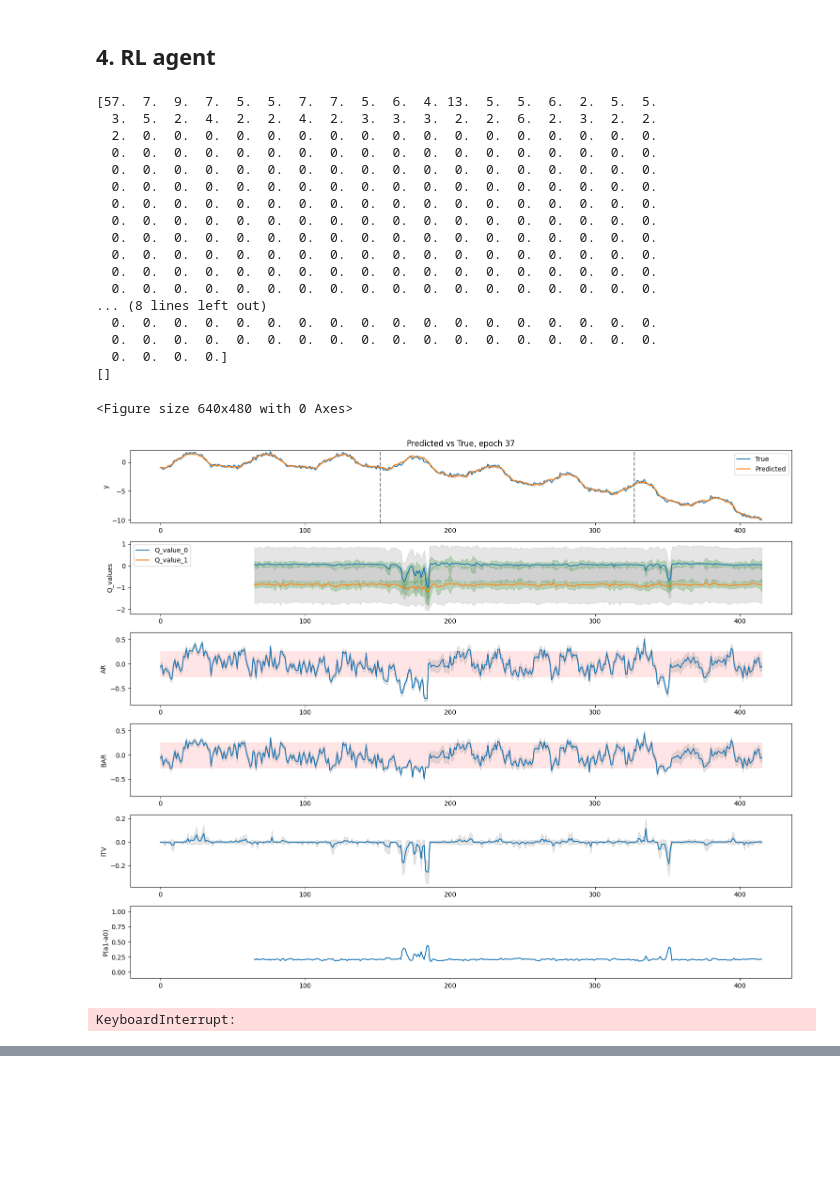
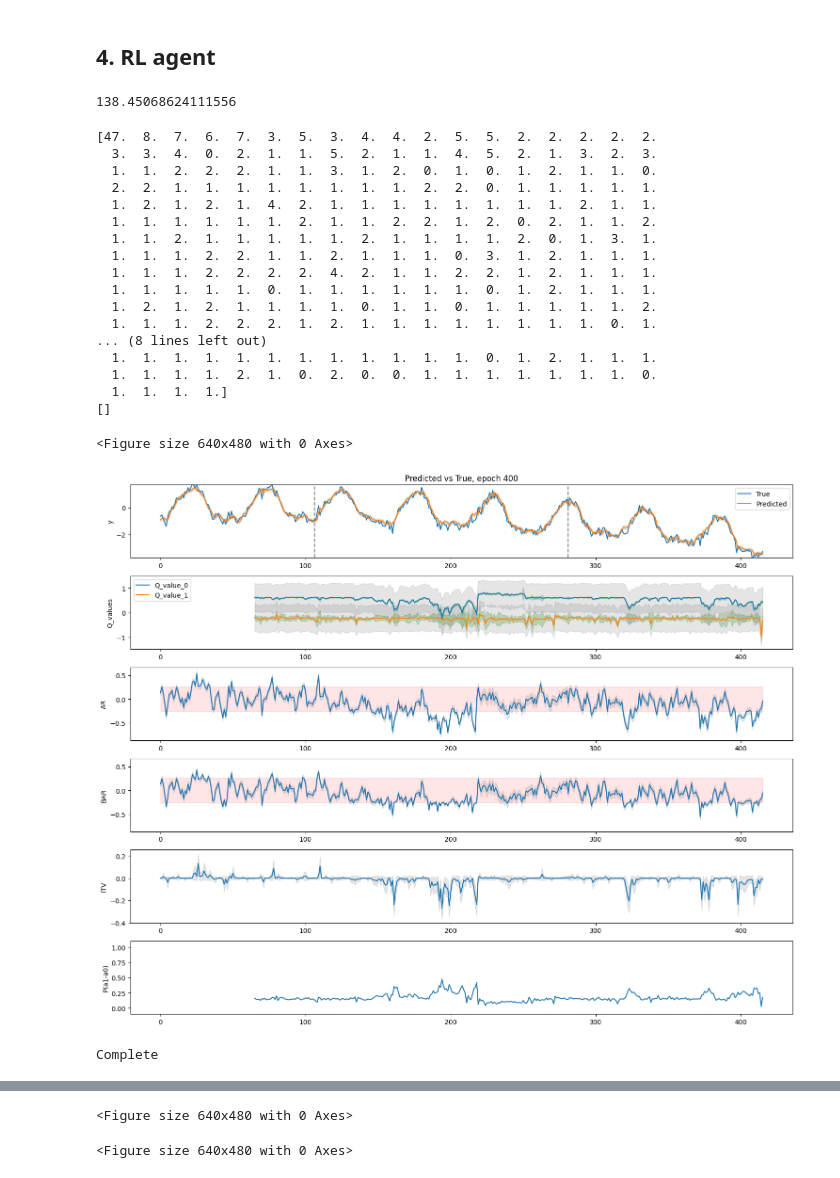
Before and after one commit to zhanwen-xin/cuTAGI, a Jupyter notebook: examples/ITV_CASC_LGA007PIAP_E010_202407.ipynb, the cells around one changed output, grey strips where cells are left out. Cells and saved outputs as stored; diff of their text form; code cells hidden in the pictures; blank space fills up the shorter version.

```diff
--- a/examples/ITV_CASC_LGA007PIAP_E010_202407.ipynb
+++ b/examples/ITV_CASC_LGA007PIAP_E010_202407.ipynb
@@ -134,44 +134,49 @@ agent_model_path = './saved_param/CASC_LGA007PIAP_E010_2024_07/tagiv_models/agen
 # agents_RL.generate_synthetic_ts(num_syn_ts = 520, syn_ts_len = 52 * 6)
 # agents_RL.save_synthetic_ts(datetime_save_path='data/CASC_LGA007PIAP_E010_2024_07/RLDS_y_datetime_200episodes_V4.csv',
 #                             observation_save_path='data/CASC_LGA007PIAP_E010_2024_07/RLDS_y_observation_200episodes_V4.csv')
+# %%
+print((0.22359195074181498 + 1.1609149116693418)/(1-0.99))
+# %% [output]
+138.45068624111556
 # %%
 agents_RL.load_synthetic_ts(datetime_save_path='data/CASC_LGA007PIAP_E010_2024_07/RLDS_y_datetime_1000episodes.csv',
                             observation_save_path='data/CASC_LGA007PIAP_E010_2024_07/RLDS_y_observation_1000episodes.csv')
 agents_RL.plot_synthetic_ts()
 
 # Training: TAGI
-agents_RL.train(num_episodes = 400, step_look_back = 64, abnormal_ts_percentage = 1, anomaly_range = [-0.1, 0.1],
+agents_RL.train(num_episodes = 400, step_look_back = 64, abnormal_ts_percentage = 1, anomaly_range = [-0.01, 0.01],
                 init_z = init_z, init_Sz = init_Sz, init_mu_preds_lstm = init_mu_lstm, init_var_preds_lstm = init_var_lstm,
                 batchsize = 128, TAU = 0.005, plot_samples = True, learning_curve_ylim = [-1000, 200],
                 early_stopping = False, patience = 0, validation_episode_num = 0, early_stop_start= 300,
                 agent_net_save_path = agent_model_path, mean_R = 0.0880989332434907, std_R = 0.7321812035504224)
+                # agent_net_save_path = agent_model_path, mean_R = 0.22359195074181498, std_R = 1.1609149116693418)
 
 # mean_Q = 8.997201157301577, std_Q = 5.046673350019368
 
 # # Training: Backprop
 # agents_RL.train(num_episodes = 1000, step_look_back = 64, abnormal_ts_percentage = 1, anomaly_range = [-0., 0.],
 #                 init_z = init_z, init_Sz = init_Sz, init_mu_preds_lstm = init_mu_lstm, init_var_preds_lstm = init_var_lstm,
 #                 batchsize = 128, TAU = 0.005, plot_samples = True, learning_curve_ylim = [-1000, 200],
 #                 early_stopping = True, patience = 10, validation_episode_num = 20, early_stop_start= 850,
 #                 agent_net_save_path = agent_model_path, cost_of_intervention=11.608093917361542)
 # %% [output]
-[57.  7.  9.  7.  5.  5.  7.  7.  5.  6.  4. 13.  5.  5.  6.  2.  5.  5.
-  3.  5.  2.  4.  2.  2.  4.  2.  3.  3.  3.  2.  2.  6.  2.  3.  2.  2.
-  2.  0.  0.  0.  0.  0.  0.  0.  0.  0.  0.  0.  0.  0.  0.  0.  0.  0.
-  0.  0.  0.  0.  0.  0.  0.  0.  0.  0.  0.  0.  0.  0.  0.  0.  0.  0.
-  0.  0.  0.  0.  0.  0.  0.  0.  0.  0.  0.  0.  0.  0.  0.  0.  0.  0.
-  0.  0.  0.  0.  0.  0.  0.  0.  0.  0.  0.  0.  0.  0.  0.  0.  0.  0.
-  0.  0.  0.  0.  0.  0.  0.  0.  0.  0.  0.  0.  0.  0.  0.  0.  0.  0.
-  0.  0.  0.  0.  0.  0.  0.  0.  0.  0.  0.  0.  0.  0.  0.  0.  0.  0.
-  0.  0.  0.  0.  0.  0.  0.  0.  0.  0.  0.  0.  0.  0.  0.  0.  0.  0.
-  0.  0.  0.  0.  0.  0.  0.  0.  0.  0.  0.  0.  0.  0.  0.  0.  0.  0.
-  0.  0.  0.  0.  0.  0.  0.  0.  0.  0.  0.  0.  0.  0.  0.  0.  0.  0.
-  0.  0.  0.  0.  0.  0.  0.  0.  0.  0.  0.  0.  0.  0.  0.  0.  0.  0.
+[47.  8.  7.  6.  7.  3.  5.  3.  4.  4.  2.  5.  5.  2.  2.  2.  2.  2.
+  3.  3.  4.  0.  2.  1.  1.  5.  2.  1.  1.  4.  5.  2.  1.  3.  2.  3.
+  1.  1.  2.  2.  2.  1.  1.  3.  1.  2.  0.  1.  0.  1.  2.  1.  1.  0.
+  2.  2.  1.  1.  1.  1.  1.  1.  1.  1.  2.  2.  0.  1.  1.  1.  1.  1.
+  1.  2.  1.  2.  1.  4.  2.  1.  1.  1.  1.  1.  1.  1.  1.  2.  1.  1.
+  1.  1.  1.  1.  1.  1.  2.  1.  1.  2.  2.  1.  2.  0.  2.  1.  1.  2.
+  1.  1.  2.  1.  1.  1.  1.  1.  2.  1.  1.  1.  1.  2.  0.  1.  3.  1.
+  1.  1.  1.  2.  2.  1.  1.  2.  1.  1.  1.  0.  3.  1.  2.  1.  1.  1.
+  1.  1.  1.  2.  2.  2.  2.  4.  2.  1.  1.  2.  2.  1.  2.  1.  1.  1.
+  1.  1.  1.  1.  1.  0.  1.  1.  1.  1.  1.  1.  0.  1.  2.  1.  1.  1.
+  1.  2.  1.  2.  1.  1.  1.  1.  0.  1.  1.  0.  1.  1.  1.  1.  1.  2.
+  1.  1.  1.  2.  2.  2.  1.  2.  1.  1.  1.  1.  1.  1.  1.  1.  0.  1.
 ... (8 lines left out)
-  0.  0.  0.  0.  0.  0.  0.  0.  0.  0.  0.  0.  0.  0.  0.  0.  0.  0.
-  0.  0.  0.  0.  0.  0.  0.  0.  0.  0.  0.  0.  0.  0.  0.  0.  0.  0.
-  0.  0.  0.  0.]
+  1.  1.  1.  1.  1.  1.  1.  1.  1.  1.  1.  1.  0.  1.  2.  1.  1.  1.
+  1.  1.  1.  1.  2.  1.  0.  2.  0.  0.  1.  1.  1.  1.  1.  1.  1.  0.
+  1.  1.  1.  1.]
 []
 <Figure size 640x480 with 0 Axes>
-[figure, old version]
+[figure, new version]
-KeyboardInterrupt:
+Complete
@@ -177,0 +185,2 @@ KeyboardInterrupt:
+<Figure size 640x480 with 0 Axes>
+<Figure size 640x480 with 0 Axes>
```
Also changed, not shown: parts of 1 cell of this notebook, 2 other files.
